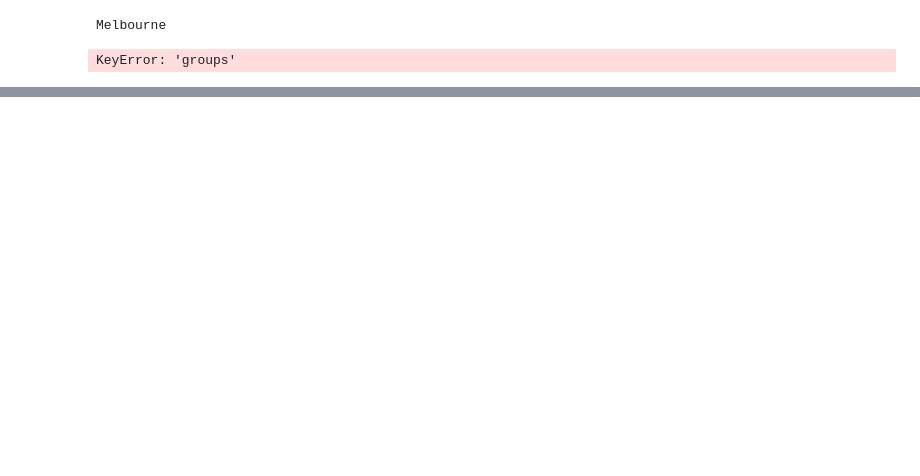
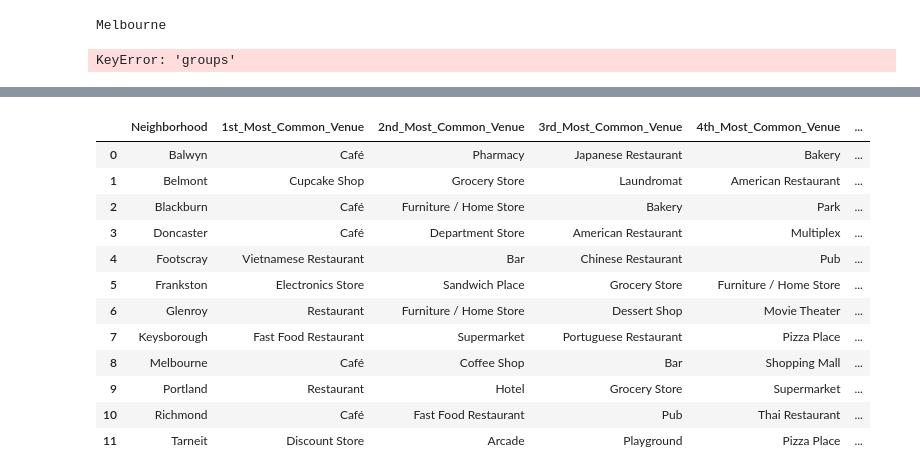
Before and after one commit to nikki-wong/coursera-capstone-project, a Jupyter notebook: Final Capstone Project 2.ipynb, the cells around one changed output, grey strips where cells are left out. Drawn from its saved outputs; the diff is of its cells as text; code cells hidden in the pictures; blank space fills up the shorter version.

```diff
--- a/Final Capstone Project 2.ipynb
+++ b/Final Capstone Project 2.ipynb
@@ -300,0 +348,41 @@ KeyError: 'groups'
+# %%
+def return_most_common_venues(row, num_top_venues):
+    row_categories = row.iloc[1:]
+    row_categories_sorted = row_categories.sort_values(ascending=False)
+
+    return row_categories_sorted.index.values[0:num_top_venues]
+# %%
+num_top_venues = 10
+
+indicators = ['st', 'nd', 'rd']
+
+# create columns according to number of top venues
+columns = ['Neighborhood']
+for ind in np.arange(num_top_venues):
+    try:
+        columns.append('{}{}_Most_Common_Venue'.format(ind+1, indicators[ind]))
+    except:
+        columns.append('{}th_Most_Common_Venue'.format(ind+1))
+
+# create a new dataframe
+neighborhoods_venues_sorted = pd.DataFrame(columns=columns)
+neighborhoods_venues_sorted['Neighborhood'] = melbourne_grouped['Neighborhood']
+
+for ind in np.arange(melbourne_grouped.shape[0]):
+    neighborhoods_venues_sorted.iloc[ind, 1:] = return_most_common_venues(melbourne_grouped.iloc[ind, :], num_top_venues)
+
+neighborhoods_venues_sorted
+# %% [output]
+|  | Neighborhood | 1st_Most_Common_Venue | 2nd_Most_Common_Venue | 3rd_Most_Common_Venue | 4th_Most_Common_Venue | ... |
+| 0 | Balwyn | Café | Pharmacy | Japanese Restaurant | Bakery | ... |
+| 1 | Belmont | Cupcake Shop | Grocery Store | Laundromat | American Restaurant | ... |
+| 2 | Blackburn | Café | Furniture / Home Store | Bakery | Park | ... |
+| 3 | Doncaster | Café | Department Store | American Restaurant | Multiplex | ... |
+| 4 | Footscray | Vietnamese Restaurant | Bar | Chinese Restaurant | Pub | ... |
+| 5 | Frankston | Electronics Store | Sandwich Place | Grocery Store | Furniture / Home Store | ... |
+| 6 | Glenroy | Restaurant | Furniture / Home Store | Dessert Shop | Movie Theater | ... |
+| 7 | Keysborough | Fast Food Restaurant | Supermarket | Portuguese Restaurant | Pizza Place | ... |
+| 8 | Melbourne | Café | Coffee Shop | Bar | Shopping Mall | ... |
+| 9 | Portland | Restaurant | Hotel | Grocery Store | Supermarket | ... |
+| 10 | Richmond | Café | Fast Food Restaurant | Pub | Thai Restaurant | ... |
+| 11 | Tarneit | Discount Store | Arcade | Playground | Pizza Place | ... |
```
Also changed, not shown: parts of 9 cells of this notebook.
